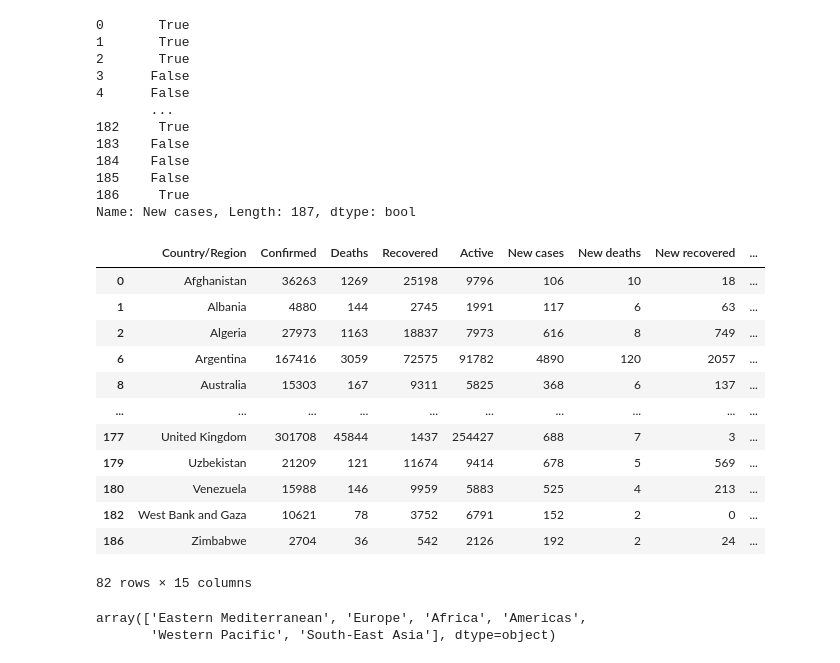
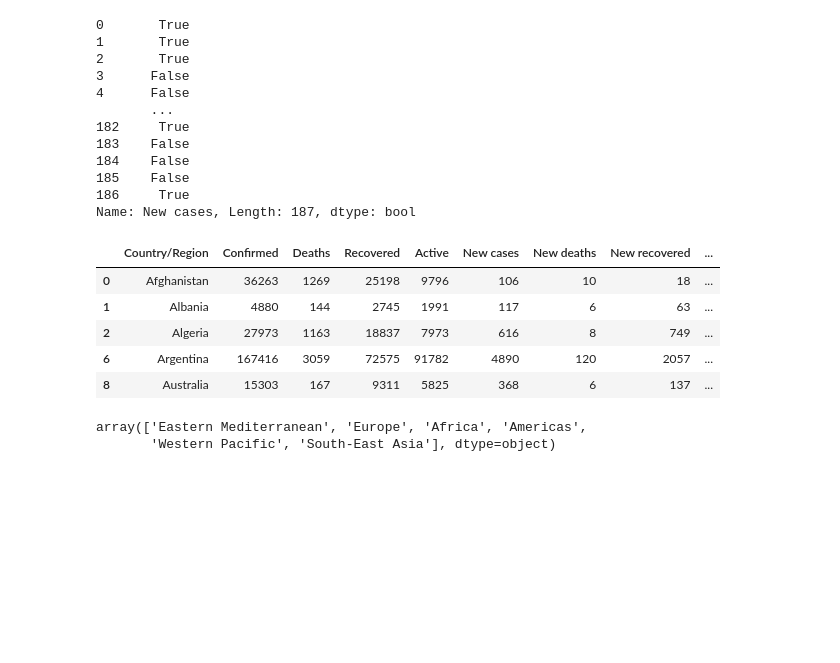
Before and after one commit to lymchgmk/Programmers-DevCourse-2nd-AI, a Jupyter notebook: Week 3/Day 3/4강_Pandas의 Dataframe.ipynb, the cells around one changed output. Saved outputs shown, nothing was run; the diff lists cells and outputs as text; code cells hidden in the pictures; blank space fills up the shorter version.

```diff
--- a/Week 3/Day 3/4강_Pandas의 Dataframe.ipynb
+++ b/Week 3/Day 3/4강_Pandas의 Dataframe.ipynb
@@ -154,21 +166,14 @@ covid['New cases'] > 100
 186     True
 Name: New cases, Length: 187, dtype: bool
 # %%
-covid[covid['New cases'] > 100]
+covid[covid['New cases'] > 100].head()
 # %% [output]
 |  | Country/Region | Confirmed | Deaths | Recovered | Active | New cases | New deaths | New recovered | ... |
 | 0 | Afghanistan | 36263 | 1269 | 25198 | 9796 | 106 | 10 | 18 | ... |
 | 1 | Albania | 4880 | 144 | 2745 | 1991 | 117 | 6 | 63 | ... |
 | 2 | Algeria | 27973 | 1163 | 18837 | 7973 | 616 | 8 | 749 | ... |
 | 6 | Argentina | 167416 | 3059 | 72575 | 91782 | 4890 | 120 | 2057 | ... |
 | 8 | Australia | 15303 | 167 | 9311 | 5825 | 368 | 6 | 137 | ... |
-| ... | ... | ... | ... | ... | ... | ... | ... | ... | ... |
-| 177 | United Kingdom | 301708 | 45844 | 1437 | 254427 | 688 | 7 | 3 | ... |
-| 179 | Uzbekistan | 21209 | 121 | 11674 | 9414 | 678 | 5 | 569 | ... |
-| 180 | Venezuela | 15988 | 146 | 9959 | 5883 | 525 | 4 | 213 | ... |
-| 182 | West Bank and Gaza | 10621 | 78 | 3752 | 6791 | 152 | 2 | 0 | ... |
-| 186 | Zimbabwe | 2704 | 36 | 542 | 2126 | 192 | 2 | 24 | ... |
-82 rows × 15 columns
 # %%
 # 2. WHO 지역(WHO Region)이 동남아시아인 나라 찾기
 
```
Also changed, not shown: parts of 8 cells of this notebook, 5 other files.
